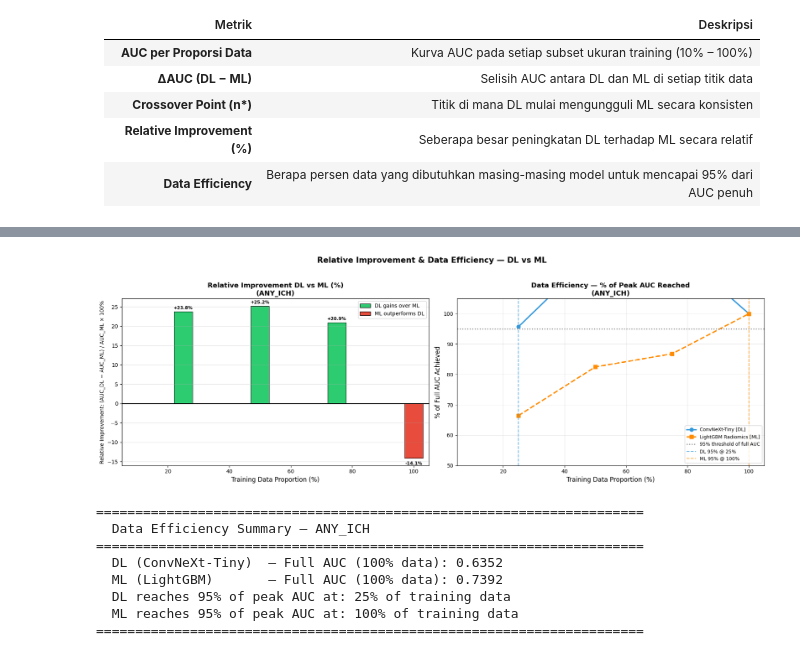
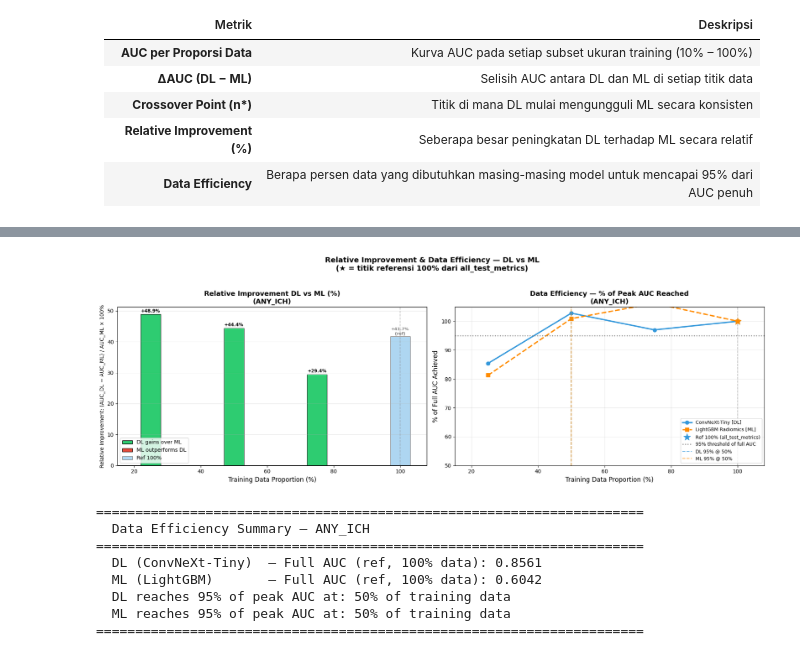
Before and after one commit to SyaidFarhan/ConvNext-CQ500, a Jupyter notebook: lightgbm-vs-convnext.ipynb, the cells around one changed output, grey strips where cells are left out. Cells and saved outputs as stored; diff of their text form; code cells hidden in the pictures.

Commit message:
Kaggle Notebook | LightGBM vs Convnext | v1.0

```diff
--- a/lightgbm-vs-convnext.ipynb
+++ b/lightgbm-vs-convnext.ipynb
@@ -2442,16 +2561,21 @@ plt.show()
 
 # ==============================================================
 # Fig. LC-2 — Relative Improvement (%) + Data Efficiency
+# Full AUC (100%) diambil dari all_test_metrics (konsisten dg _3_)
 # ==============================================================
 
 fig, axes = plt.subplots(1, 2, figsize=(18, 6))
 
+# Pisahkan LC eksperimen dari referensi
+lc_exp  = lc_df[lc_df["proportion"] < 1.00]
+props_pct_exp = lc_exp["proportion"] * 100
+
 # ── Left: Relative Improvement (%) ──────────────────────────
 ax4 = axes[0]
-rel_imp = lc_df["relative_improvement"].values
+rel_imp = lc_exp["relative_improvement"].values
 bar_colors_rel = ["#2ecc71" if r >= 0 else "#e74c3c" for r in rel_imp]
 
-bars_rel = ax4.bar(props_pct, rel_imp, width=6, color=bar_colors_rel,
+bars_rel = ax4.bar(props_pct_exp, rel_imp, width=6, color=bar_colors_rel,
                    edgecolor="black", linewidth=0.7)
 
 for bar, r in zip(bars_rel, rel_imp):
@@ -2460,81 +2584,105 @@ for bar, r in zip(bars_rel, rel_imp):
     ax4.text(bar.get_x() + bar.get_width() / 2, bar.get_height() + y_off,
              f"{r:+.1f}%", ha="center", va=va, fontsize=8.5, fontweight="bold")
 
+# Tampilkan juga referensi 100%
+lc_ref = lc_df[lc_df["proportion"] == 1.00]
+ref_rel = lc_ref["relative_improvement"].iloc[0]
+bar_ref_r = ax4.bar([100], [ref_rel], width=6,
+                    color="#aed6f1" if ref_rel >= 0 else "#f1948a",
+                    edgecolor="gray", linewidth=1.0,
+                    label="Ref 100% (all_test_metrics)")
+ax4.text(100, ref_rel + (0.3 if ref_rel >= 0 else -0.8),
+         f"{ref_rel:+.1f}%\n(ref)", ha="center",
+         va="bottom" if ref_rel >= 0 else "top", fontsize=8, color="gray", fontweight="bold")
+
 ax4.axhline(y=0, color="black", linewidth=1.5)
+ax4.axvline(x=100, color="gray", linestyle="--", linewidth=1.2, alpha=0.5)
 ax4.set_xlabel("Training Data Proportion (%)", fontsize=12)
 ax4.set_ylabel("Relative Improvement: (AUC_DL − AUC_ML) / AUC_ML × 100%", fontsize=10)
 ax4.set_title(f"Relative Improvement DL vs ML (%)\n({EXPERIMENT_NAME.upper()})",
               fontsize=13, fontweight="bold")
-ax4.set_xlim(5, 105)
+ax4.set_xlim(15, 108)
 ax4.grid(axis="y", alpha=0.3)
 
 from matplotlib.patches import Patch
 legend_ri = [Patch(facecolor="#2ecc71", edgecolor="black", label="DL gains over ML"),
-             Patch(facecolor="#e74c3c", edgecolor="black", label="ML outperforms DL")]
+             Patch(facecolor="#e74c3c", edgecolor="black", label="ML outperforms DL"),
+             Patch(facecolor="#aed6f1", edgecolor="gray", label="Ref 100%")]
 ax4.legend(handles=legend_ri, fontsize=10)
 
 # ── Right: Data Efficiency (95% of Full AUC) ────────────────
 ax5 = axes[1]
 
-# Compute 95% of the full AUC (at 100% data)
-full_auc_dl = lc_df[lc_df["proportion"] == 1.00]["auc_dl"].values[0]
-full_auc_ml = lc_df[lc_df["proportion"] == 1.00]["auc_ml"].values[0]
+# Full AUC dari all_test_metrics (konsisten dengan notebook _3_)
+full_auc_dl = all_test_metrics["convnext_tiny"]["auc"]
+full_auc_ml = all_test_metrics["lightgbm_radiomics"]["auc"]
 
 threshold_dl_95 = 0.95 * full_auc_dl
 threshold_ml_95 = 0.95 * full_auc_ml
 
-# Find the first proportion where each model reaches 95% of its full AUC
+# Cari proporsi pertama di mana setiap model mencapai 95% AUC penuh
+# (menggunakan seluruh lc_df termasuk titik referensi 100%)
 eff_dl = lc_df[lc_df["auc_dl"] >= threshold_dl_95]["proportion"].min()
 eff_ml = lc_df[lc_df["auc_ml"] >= threshold_ml_95]["proportion"].min()
 
-ax5.plot(props_pct, lc_df["auc_dl"] / full_auc_dl * 100, color="#3498db",
+props_pct_all = lc_df["proportion"] * 100
+
+ax5.plot(props_pct_all, lc_df["auc_dl"] / full_auc_dl * 100, color="#3498db",
          linewidth=2.5, marker="o", markersize=7, label="ConvNeXt-Tiny [DL]")
-ax5.plot(props_pct, lc_df["auc_ml"] / full_auc_ml * 100, color="#FF8C00",
+ax5.plot(props_pct_all, lc_df["auc_ml"] / full_auc_ml * 100, color="#FF8C00",
          linewidth=2.5, linestyle="--", marker="s", markersize=7,
          label="LightGBM Radiomics [ML]")
+
+# Titik referensi 100% ditandai dengan bintang
+ax5.scatter([100], [lc_df[lc_df["proportion"] == 1.00]["auc_dl"].iloc[0] / full_auc_dl * 100],
+            color="#3498db", marker="*", s=180, zorder=5, label="Ref 100% (all_test_metrics)")
+ax5.scatter([100], [lc_df[lc_df["proportion"] == 1.00]["auc_ml"].iloc[0] / full_auc_ml * 100],
+            color="#FF8C00", marker="*", s=180, zorder=5)
 
 ax5.axhline(y=95, color="gray", linestyle=":", linewidth=1.8,
             label="95% threshold of full AUC")
 
 if not np.isnan(eff_dl):
     ax5.axvline(x=eff_dl * 100, color="#3498db", linestyle="--", linewidth=1.5,
                 alpha=0.7, label=f"DL 95% @ {eff_dl:.0%}")
 if not np.isnan(eff_ml):
     ax5.axvline(x=eff_ml * 100, color="#FF8C00", linestyle="--", linewidth=1.5,
                 alpha=0.7, label=f"ML 95% @ {eff_ml:.0%}")
 
+ax5.axvline(x=100, color="gray", linestyle="--", linewidth=1.2, alpha=0.5)
 ax5.set_xlabel("Training Data Proportion (%)", fontsize=12)
 ax5.set_ylabel("% of Full AUC Achieved", fontsize=12)
 ax5.set_title(f"Data Efficiency — % of Peak AUC Reached\n({EXPERIMENT_NAME.upper()})",
               fontsize=13, fontweight="bold")
-ax5.set_xlim(5, 105)
+ax5.set_xlim(15, 108)
 ax5.set_ylim(50, 105)
 ax5.legend(fontsize=9, loc="lower right")
 ax5.grid(True, alpha=0.3)
 
-plt.suptitle("Relative Improvement & Data Efficiency — DL vs ML",
-             fontsize=15, fontweight="bold", y=1.03)
+plt.suptitle("Relative Improvement & Data Efficiency — DL vs ML\n"
+             "(★ = titik referensi 100% dari all_test_metrics)",
+             fontsize=14, fontweight="bold", y=1.03)
 plt.tight_layout()
 plt.show()
 
 # ── Summary printout
 print(f"\n{'='*70}")
 print(f"  Data Efficiency Summary — {EXPERIMENT_NAME.upper()}")
 print(f"{'='*70}")
-print(f"  DL (ConvNeXt-Tiny)  — Full AUC (100% data): {full_auc_dl:.4f}")
-print(f"  ML (LightGBM)       — Full AUC (100% data): {full_auc_ml:.4f}")
+print(f"  DL (ConvNeXt-Tiny)  — Full AUC (ref, 100% data): {full_auc_dl:.4f}")
+print(f"  ML (LightGBM)       — Full AUC (ref, 100% data): {full_auc_ml:.4f}")
 print(f"  DL reaches 95% of peak AUC at: {eff_dl:.0%} of training data")
 print(f"  ML reaches 95% of peak AUC at: {eff_ml:.0%} of training data")
 print(f"{'='*70}")
 # %% [output]
-[figure, old version]
+[figure, new version]
 ======================================================================
   Data Efficiency Summary — ANY_ICH
 ======================================================================
-  DL (ConvNeXt-Tiny)  — Full AUC (100% data): 0.6352
-  ML (LightGBM)       — Full AUC (100% data): 0.7392
-  DL reaches 95% of peak AUC at: 25% of training data
-  ML reaches 95% of peak AUC at: 100% of training data
+  DL (ConvNeXt-Tiny)  — Full AUC (ref, 100% data): 0.8561
+  ML (LightGBM)       — Full AUC (ref, 100% data): 0.6042
+  DL reaches 95% of peak AUC at: 50% of training data
+  ML reaches 95% of peak AUC at: 50% of training data
 ======================================================================
 # %%
 
```
Also changed, not shown: parts of 4 cells of this notebook.
